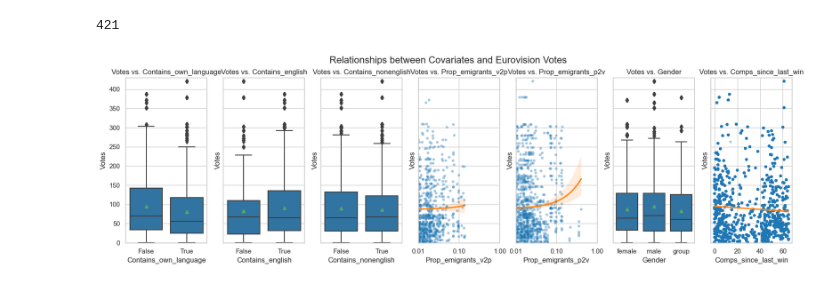
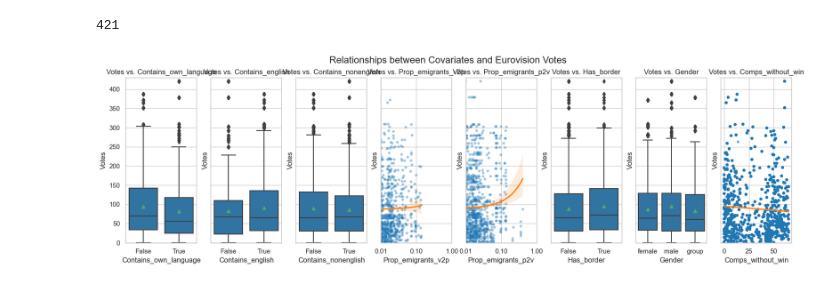
Before and after one commit to KatrionaGoldmann/Eurovision_TDS, a Jupyter notebook: eurovision/notebooks/story.ipynb, the cells around one changed output. Saved outputs shown, nothing was run; the diff lists cells and outputs as text; code cells hidden in the pictures.

```diff
--- a/eurovision/notebooks/story.ipynb
+++ b/eurovision/notebooks/story.ipynb
@@ -768,8 +778,8 @@ df_performance = df[['year', 'Artist', 'to_country',
        'total_points', 'rank', 'to_code2',
        'Official_languages', 'Language_sung', 'Contains_English',
        'Contains_NonEnglish', 'Contains_Multiple_Languages',
-       'prop_emigrants_v2p', 'prop_emigrants_p2v',
-       'comps_since_last_win',
+       'prop_emigrants_v2p', 'prop_emigrants_p2v', 'has_border',
+       'comps_without_win',
        'Number_of_Languages', 'Contains_Own_Language', 'gender']].drop_duplicates()
 # %%
 df_performance['total_points'].max()
@@ -788,8 +798,9 @@ vars_of_interest = {
     'Contains_NonEnglish': 'binary',
     'prop_emigrants_v2p': 'numeric',
     'prop_emigrants_p2v': 'numeric',
+    'has_border': 'binary',
     'gender': 'categorical',
-    'comps_since_last_win': 'numeric'
+    'comps_without_win': 'numeric'
 }
 
 # Define the figure and axes
@@ -797,31 +808,31 @@ fig, axes = plt.subplots(nrows=1, ncols=len(vars_of_interest), figsize=(20, 5),
 
 # Loop through the dictionary
 i = 0
 for key, value in vars_of_interest.items():
 
     if value == 'categorical':
         sns.boxplot(ax=axes[i], x=key, y='total_points', data=df_performance, color='tab:blue', showmeans=True)
     elif value == 'binary':
         sns.boxplot(ax=axes[i], x=key, y='total_points', data=df_performance, color='tab:blue', showmeans=True)
     else:
         sns.regplot(ax=axes[i], x=key, y='total_points', data=df_performance, ci=95, color='tab:blue', scatter_kws={'alpha': 0.4, 'edgecolor': 'none', 's': 20}, line_kws={'color': 'tab:orange'})
 
         # if key contains Prop then log scale x axis
         if key.startswith('prop'):
             axes[i].set_xscale('log')
             axes[i].set_xticks([0.01, 0.1, 1, 10, 100])
             axes[i].get_xaxis().set_major_formatter(matplotlib.ticker.ScalarFormatter())
             axes[i].set_xlim(0.01, 1)
 
     axes[i].set_ylim(-1, 430)
     axes[i].set_xlabel(key.capitalize())
     axes[i].set_ylabel('Votes')
     axes[i].set_title(f'Votes vs. {key.capitalize()}')
 
     i += 1
 
 fig.suptitle('Relationships between Covariates and Eurovision Votes', fontsize=16)
 
 plt.show()
 # %% [output]
-[figure, old version]
+[figure, new version]
```
Also changed, not shown: parts of 9 cells of this notebook, 3 other files.
